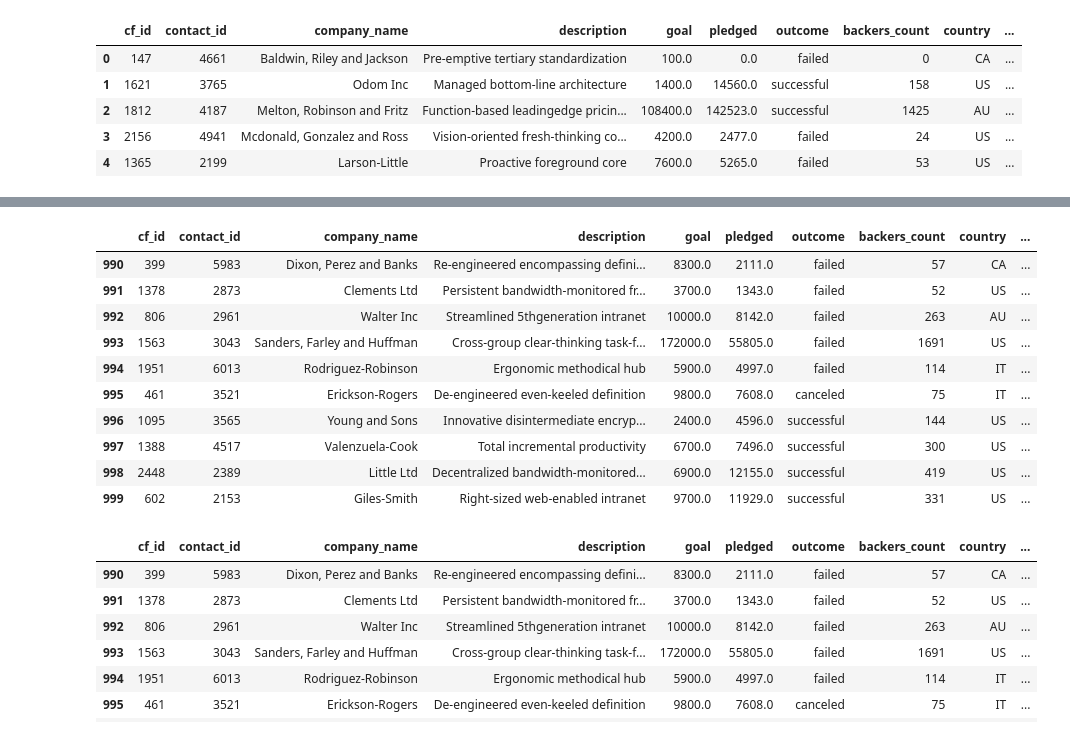
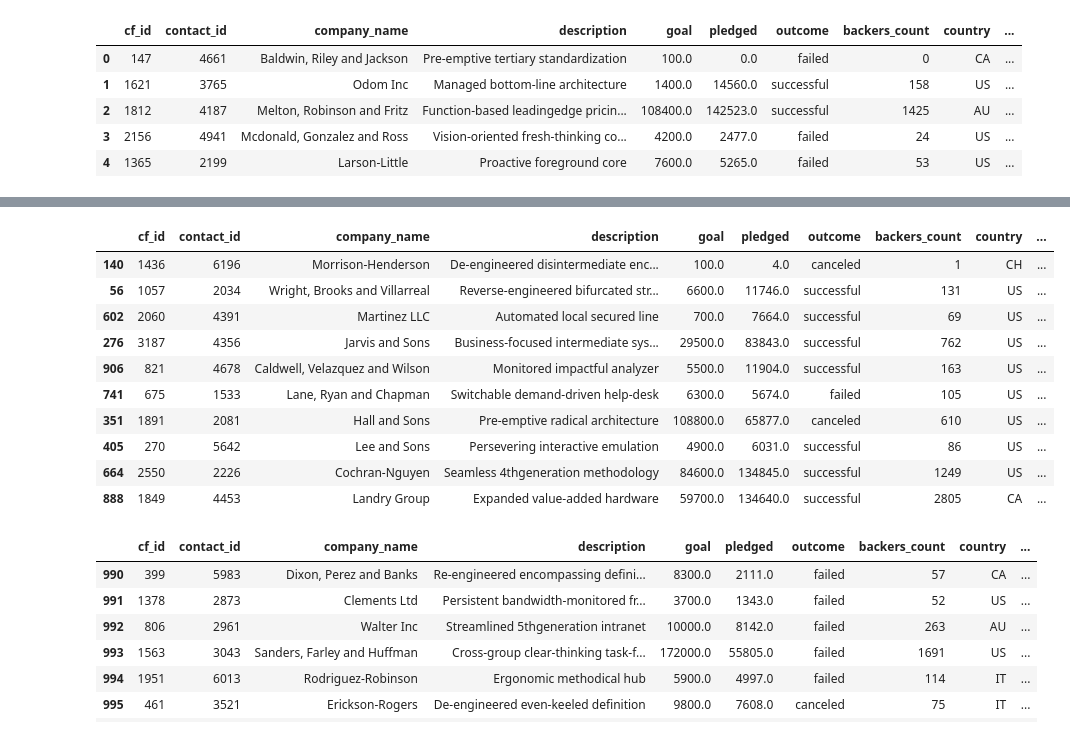
Before and after one commit to lburgan/Crowdfunding_ETL, a Jupyter notebook: ETL_Mini_Project.ipynb, the cells around one changed output, grey strips where cells are left out. Saved outputs shown, nothing was run; the diff lists cells and outputs as text; code cells hidden in the pictures.

```diff
--- a/ETL_Mini_Project.ipynb
+++ b/ETL_Mini_Project.ipynb
@@ -7,7 +10,7 @@ pd.set_option('max_colwidth', 400)
 ### Extract the crowdfunding.xlsx Data
 # %%
 # Read the data into a Pandas DataFrame
-crowd_df = pd.read_excel('./Resources/crowdfunding.xlsx')
+crowd_df = pd.read_excel('Data/Input/crowdfunding.xlsx')
 crowd_df.head()
 # %% [output]
 |  | cf_id | contact_id | company_name | blurb | goal | pledged | outcome | backers_count | country | ... |
@@ -267,20 +279,20 @@ campaign_df.head()
 # %%
 # Merge the campaign_df with the category_df on the "category" column and
 # the subcategory_df on the "subcategory" column.
 campaign_merged_df = pd.merge(campaign_df, category_df, on="category")
-campaign_merged_df.tail(10)
+campaign_merged_df.sample(10)
 # %% [output]
 |  | cf_id | contact_id | company_name | description | goal | pledged | outcome | backers_count | country | ... |
-| 990 | 399 | 5983 | Dixon, Perez and Banks | Re-engineered encompassing defini... | 8300.0 | 2111.0 | failed | 57 | CA | ... |
-| 991 | 1378 | 2873 | Clements Ltd | Persistent bandwidth-monitored fr... | 3700.0 | 1343.0 | failed | 52 | US | ... |
-| 992 | 806 | 2961 | Walter Inc | Streamlined 5thgeneration intranet | 10000.0 | 8142.0 | failed | 263 | AU | ... |
-| 993 | 1563 | 3043 | Sanders, Farley and Huffman | Cross-group clear-thinking task-f... | 172000.0 | 55805.0 | failed | 1691 | US | ... |
-| 994 | 1951 | 6013 | Rodriguez-Robinson | Ergonomic methodical hub | 5900.0 | 4997.0 | failed | 114 | IT | ... |
-| 995 | 461 | 3521 | Erickson-Rogers | De-engineered even-keeled definition | 9800.0 | 7608.0 | canceled | 75 | IT | ... |
-| 996 | 1095 | 3565 | Young and Sons | Innovative disintermediate encryp... | 2400.0 | 4596.0 | successful | 144 | US | ... |
-| 997 | 1388 | 4517 | Valenzuela-Cook | Total incremental productivity | 6700.0 | 7496.0 | successful | 300 | US | ... |
-| 998 | 2448 | 2389 | Little Ltd | Decentralized bandwidth-monitored... | 6900.0 | 12155.0 | successful | 419 | US | ... |
-| 999 | 602 | 2153 | Giles-Smith | Right-sized web-enabled intranet | 9700.0 | 11929.0 | successful | 331 | US | ... |
+| 140 | 1436 | 6196 | Morrison-Henderson | De-engineered disintermediate enc... | 100.0 | 4.0 | canceled | 1 | CH | ... |
+| 56 | 1057 | 2034 | Wright, Brooks and Villarreal | Reverse-engineered bifurcated str... | 6600.0 | 11746.0 | successful | 131 | US | ... |
+| 602 | 2060 | 4391 | Martinez LLC | Automated local secured line | 700.0 | 7664.0 | successful | 69 | US | ... |
+| 276 | 3187 | 4356 | Jarvis and Sons | Business-focused intermediate sys... | 29500.0 | 83843.0 | successful | 762 | US | ... |
+| 906 | 821 | 4678 | Caldwell, Velazquez and Wilson | Monitored impactful analyzer | 5500.0 | 11904.0 | successful | 163 | US | ... |
+| 741 | 675 | 1533 | Lane, Ryan and Chapman | Switchable demand-driven help-desk | 6300.0 | 5674.0 | failed | 105 | US | ... |
+| 351 | 1891 | 2081 | Hall and Sons | Pre-emptive radical architecture | 108800.0 | 65877.0 | canceled | 610 | US | ... |
+| 405 | 270 | 5642 | Lee and Sons | Persevering interactive emulation | 4900.0 | 6031.0 | successful | 86 | US | ... |
+| 664 | 2550 | 2226 | Cochran-Nguyen | Seamless 4thgeneration methodology | 84600.0 | 134845.0 | successful | 1249 | US | ... |
+| 888 | 1849 | 4453 | Landry Group | Expanded value-added hardware | 59700.0 | 134640.0 | successful | 2805 | CA | ... |
 # %%
 # Merging subcategory
 campaign_merged_df = pd.merge(campaign_merged_df, subcategory_df, on="subcategory")
```
Also changed, not shown: parts of 13 cells of this notebook, 1 other file.
